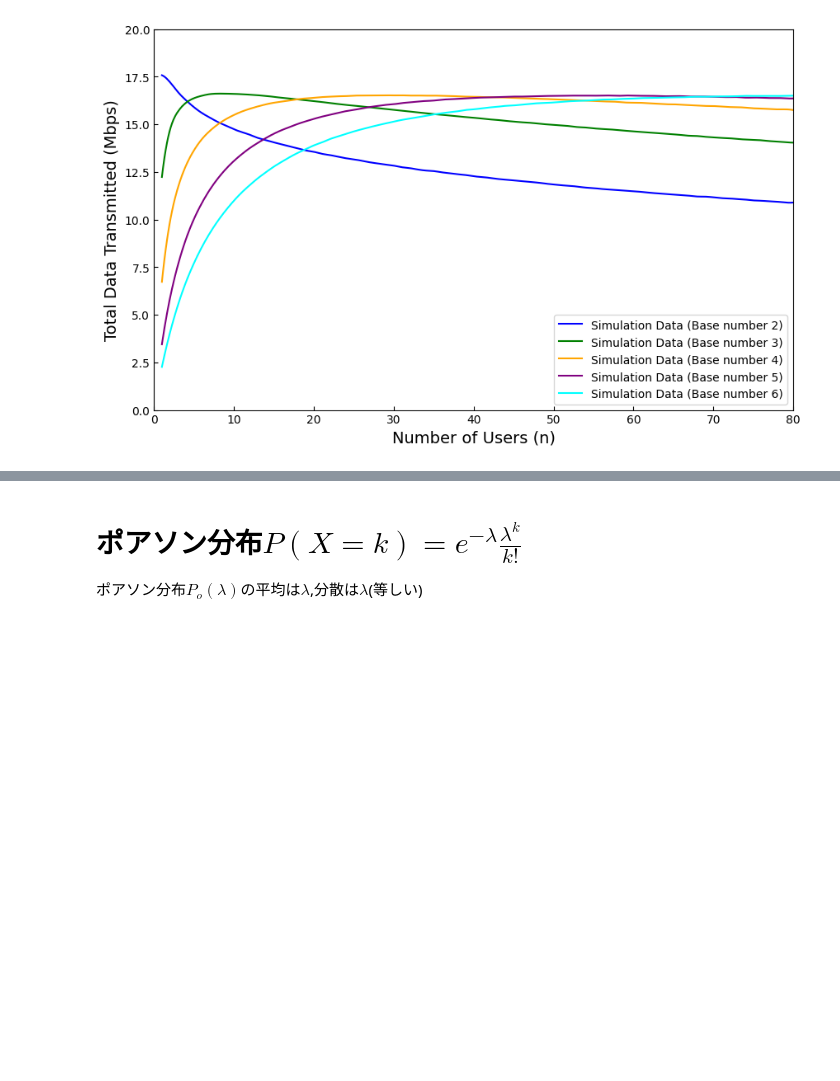
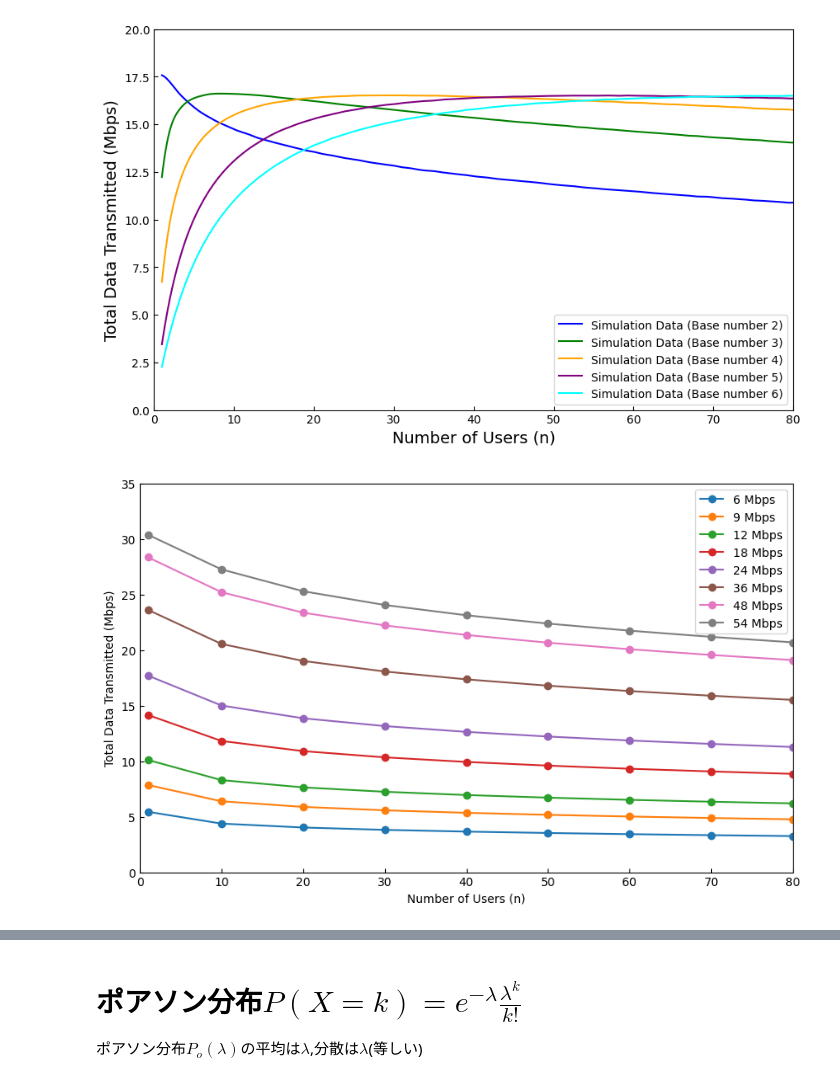
Before and after one commit to ShitaLab-TMCIT/IEEE802.11simulator, a Jupyter notebook: main.ipynb, the cells around one changed output, grey strips where cells are left out. Saved outputs shown, nothing was run; the diff lists cells and outputs as text; code cells hidden in the pictures; blank space fills up the shorter version.

```diff
--- a/main.ipynb
+++ b/main.ipynb
@@ -344,6 +344,67 @@ plt.legend()
 plt.show()
 # %% [output]
 [figure]
+# %%
+import matplotlib.pyplot as plt
+import numpy as np
+import pandas as pd
+from scipy.interpolate import make_interp_spline
+import os  # ファイル名抽出に利用
+
+# CSVファイルを読み込む関数
+def load_csv(file_path):
+    return pd.read_csv(file_path)
+
+# 複数のCSVファイルパスのリスト（必要に応じてファイルパスを追加してください）
+input_files = [
+    './out/6 Mbps.csv',
+    './out/9 Mbps.csv',
+    './out/12 Mbps.csv',
+    './out/18 Mbps.csv',
+    './out/24 Mbps.csv',
+    './out/36 Mbps.csv',
+    './out/48 Mbps.csv',
+    './out/54 Mbps.csv',
+]
+
+# 最初のファイルからn_values（ユーザ数）を取得
+data_first = load_csv(input_files[0])
+n_values = [int(col) for col in data_first.columns]
+
+plt.figure(figsize=(10, 6))
+plt.ylim(0, 35)
+plt.xlim(0, 80)
+plt.rcParams['xtick.direction'] = 'in'
+plt.rcParams['ytick.direction'] = 'in'
+
+colors = plt.rcParams['axes.prop_cycle'].by_key()['color']
+
+# 各CSVファイルについてループ処理
+for i, input_file in enumerate(input_files):
+    data = load_csv(input_file)
+    results = data.values
+
+    # 各列（ユーザ数に対応）の平均と標準偏差を計算
+    means = np.mean(results, axis=0)
+    std_devs = np.std(results, axis=0)
+
+    # シミュレーション結果のスムージング（オプション）
+    n_array = np.array(n_values)
+    n_smooth = np.linspace(n_array.min(), n_array.max(), 500)
+    smooth_means = make_interp_spline(n_array, means)(n_smooth)
+
+    # ファイルパスからファイル名だけを抽出してラベルに利用
+    file_label = os.path.basename(input_file)[:-4]
+
+    # 元のシミュレーションデータをプロット
+    plt.plot(n_values, means, marker='o', label=file_label, color=colors[i % len(colors)])
+
+plt.xlabel('Number of Users (n)')
+plt.ylabel('Total Data Transmitted (Mbps)')
+plt.legend()
+plt.show()
+# %% [output]
+[figure, added]
 # %% [markdown]
 ![img](./test/Untitled.png)
 # %%
```
Also changed, not shown: 11 other files.
